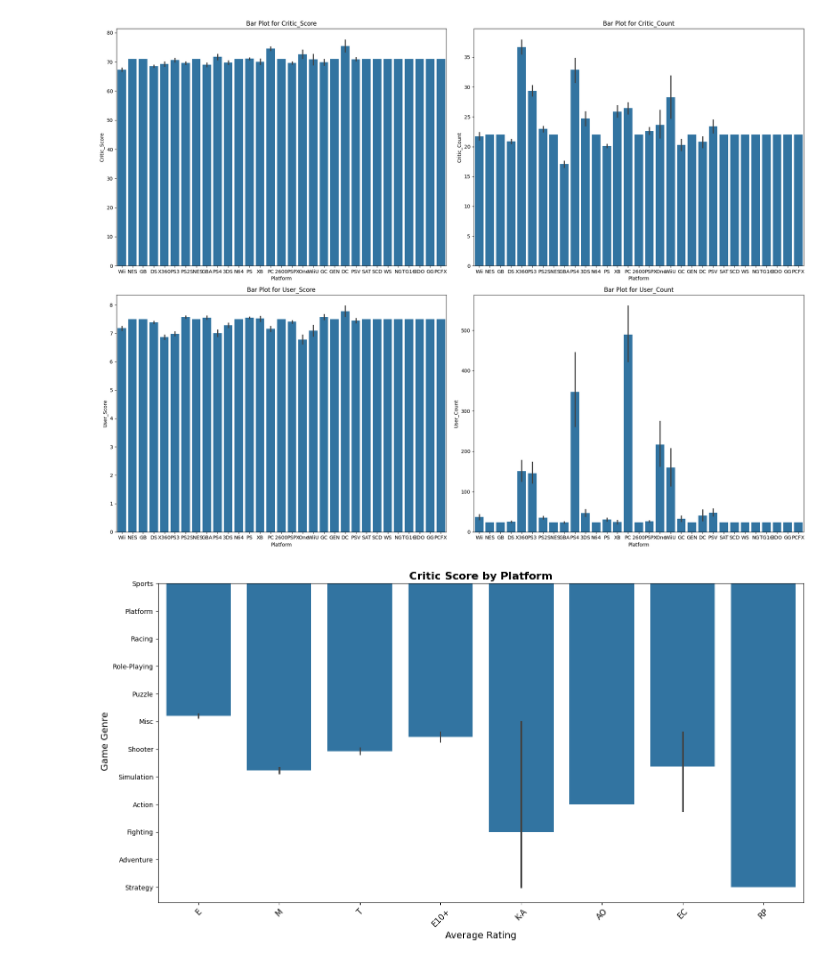
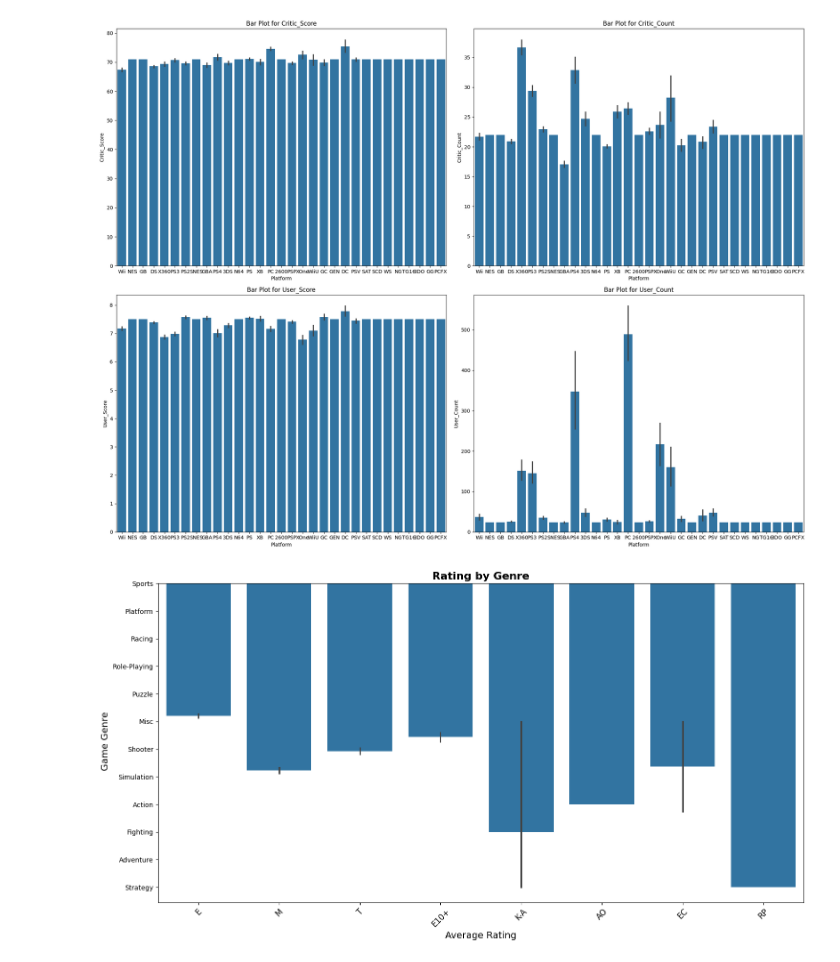
Before and after one commit to Nour-Zayed/Data-Analysis, a Jupyter notebook: Video Games/main1.ipynb, the cells around one changed output. Saved outputs shown, nothing was run; the diff lists cells and outputs as text; code cells hidden in the pictures.

```diff
--- a/Video Games/main1.ipynb
+++ b/Video Games/main1.ipynb
@@ -362,2 +353,4 @@ See the caveats in the documentation: https://pandas.pydata.org/pandas-docs/stab
+# %%
+df['User_Score'] = pd.to_numeric(df['User_Score'], errors='coerce')
 # %%
 df['User_Score'].fillna(df['User_Score'].median(), inplace=True)
@@ -618,15 +585,15 @@ plt.show()
 # %% [output]
 [figure]
 # %%
-
+## bar plot for Rating by Genre
 
 plt.figure(figsize=(15, 8))
 sns.barplot(x='Rating', y='Genre', data=df)
-plt.title('Critic Score by Platform', fontsize=16, fontweight='bold')
+plt.title('Rating by Genre', fontsize=16, fontweight='bold')
 plt.xlabel('Average Rating', fontsize=14)
 plt.ylabel(' Game Genre', fontsize=14)
 plt.xticks(rotation=45, fontsize=12)
 plt.tight_layout()
 plt.show()
 # %% [output]
-[figure, old version]
+[figure, new version]
```
Also changed, not shown: parts of 26 cells of this notebook.
